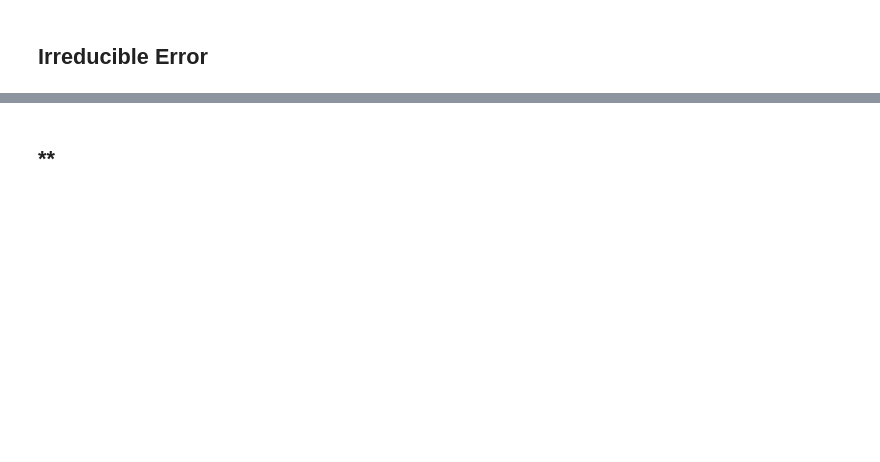
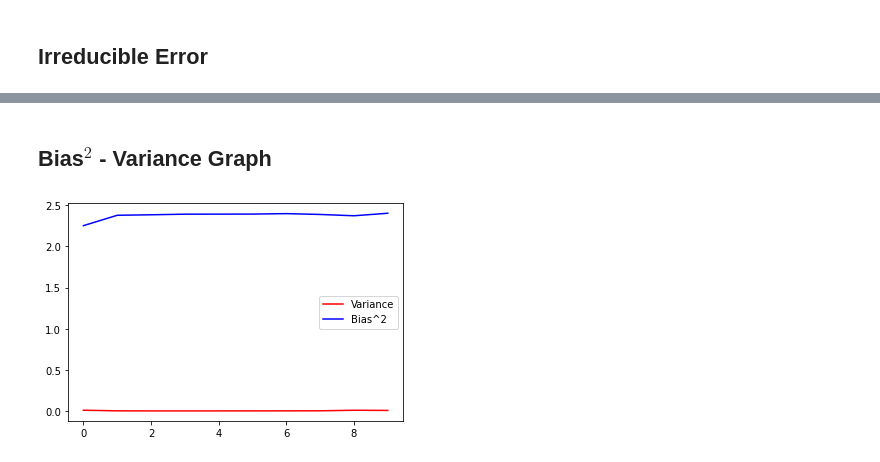
Before and after one commit to talib-sid/Bias-Variance-Tradeoff, a Jupyter notebook: code.ipynb, the cells around one changed output, grey strips where cells are left out. Drawn from its saved outputs; the diff is of its cells as text; code cells hidden in the pictures; blank space fills up the shorter version.

```diff
--- a/code.ipynb
+++ b/code.ipynb
@@ -122,2 +173,11 @@ plt.show()
-# %% [markdown]
-## **
+# %% [markdown]
+## **Bias$^{2}$ - Variance Graph**
+# %%
+# Plotting til the nth Degreee
+n = 10
+plt.plot(variance[:n],color="red",label="Variance")
+plt.plot(Bias_2[:n],color="blue",label="Bias^2")
+plt.legend()
+plt.show()
+# %% [output]
+[figure, added]
```
Also changed, not shown: parts of 6 cells of this notebook.
